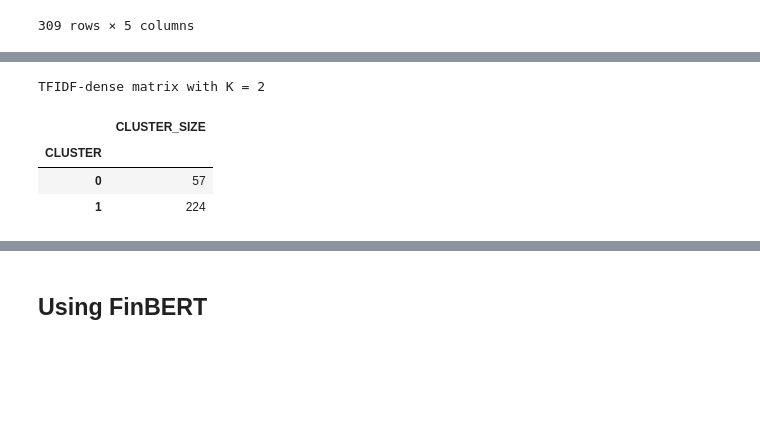
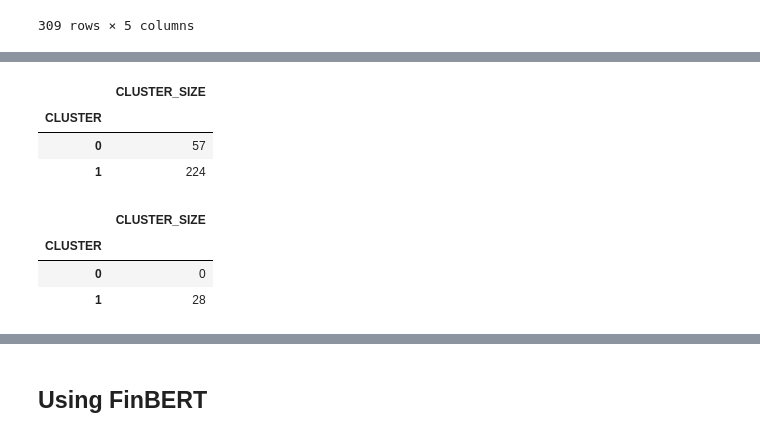
Before and after one commit to uday-31/regime-modeling-with-NLP, a Jupyter notebook: working_notebook_dhruv.ipynb, the cells around one changed output, grey strips where cells are left out. Cells and saved outputs as stored; diff of their text form; code cells hidden in the pictures; blank space fills up the shorter version.

```diff
--- a/working_notebook_dhruv.ipynb
+++ b/working_notebook_dhruv.ipynb
@@ -126,65 +122,12 @@ model_kmeans.sizes_train_df
-# %%
-test_data = fomc_data[fomc_data["meeting_date"] > datetime(2019, 12, 31)]
-train_data = fomc_data[fomc_data["meeting_date"] <= datetime(2019, 12, 31)]
-
-
-from gensim.corpora import Dictionary
-def generate_gensim_input(df, dict_gensim_statements=None):
-  gensim_statements = df["text"].apply(lambda x: x.split(" ")).tolist()
-  if dict_gensim_statements is None:
-    dict_gensim_statements = Dictionary(gensim_statements)
-  bow_gensim_statements = [dict_gensim_statements.doc2bow(d) for d in gensim_statements]
-  return gensim_statements, dict_gensim_statements, bow_gensim_statements
-
-
-import gensim
-gensim_statements, dict_gensim_statements, bow_gensim_statements = generate_gensim_input(train_data)
-test_gensim_statements, _, test_bow_gensim_statements = generate_gensim_input(test_data, dict_gensim_statements)
-
-from gensim.models import TfidfModel
-from gensim.models.nmf import Nmf
-from gensim.models.coherencemodel import CoherenceModel
-
-tfidf_model = TfidfModel(bow_gensim_statements)
-tfidf_statements = tfidf_model[bow_gensim_statements]
-test_tfidf_statements = tfidf_model[test_bow_gensim_statements]
-
-
-from gensim.matutils import corpus2dense, corpus2csc
-
-def convert_to_dense_tfidf_matrix( bow, num_docs, num_terms, tfidf_model=None):
-  if tfidf_model is None:
-    tfidf_model = TfidfModel(bow)
-  tfidf_statements = tfidf_model[bow]
-  corpus_tfidf_dense = corpus2dense(tfidf_statements, num_terms, num_docs)
-  return tfidf_model, corpus_tfidf_dense.T
-
-num_terms = len(dict_gensim_statements.keys())
-tfidf_train, corpus_tfidf_dense = convert_to_dense_tfidf_matrix(bow_gensim_statements, len(gensim_statements), num_terms)
-_, test_corpus_dense = convert_to_dense_tfidf_matrix(test_bow_gensim_statements, len(test_gensim_statements), num_terms, tfidf_model=tfidf_train)
-
-
-from sklearn.cluster import KMeans
-from sklearn import preprocessing
-def fit_kmeans(corpus, dictionary, K=3, to_array=False):
-    fomc_norm = preprocessing.normalize(corpus)
-    if to_array:
-        fomc_norm = fomc_norm.toarray()
-
-    k_means_fomc = KMeans(n_clusters=K, random_state=42)
-    k_means_fomc.fit(fomc_norm)
-    sizes_df = pd.DataFrame.from_dict({
-        'CLUSTER': [i for i in range(K)],
-        'CLUSTER_SIZE': [np.sum(k_means_fomc.labels_ == i) for i in range(K)],
-    }).set_index('CLUSTER')
-    display(sizes_df)
-    return k_means_fomc
-
-print("TFIDF-dense matrix with K = 2")
-kmeans_cl = fit_kmeans(corpus_tfidf_dense, dict_gensim_statements, K=2)
-# %% [output]
-TFIDF-dense matrix with K = 2
-|  | CLUSTER_SIZE |
-| CLUSTER |  |
-| 0 | 57 |
-| 1 | 224 |
+# %%
+display(model_kmeans.sizes_train_df)
+display(model_kmeans.sizes_test_df)
+# %% [output]
+|  | CLUSTER_SIZE |
+| CLUSTER |  |
+| 0 | 57 |
+| 1 | 224 |
+|  | CLUSTER_SIZE |
+| CLUSTER |  |
+| 0 | 0 |
+| 1 | 28 |
```
Also changed, not shown: parts of 5 cells of this notebook, 1 other file.
